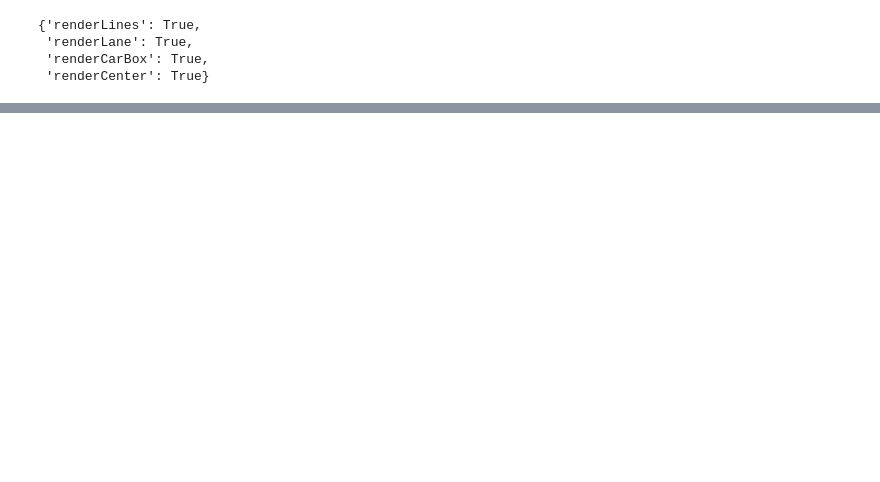
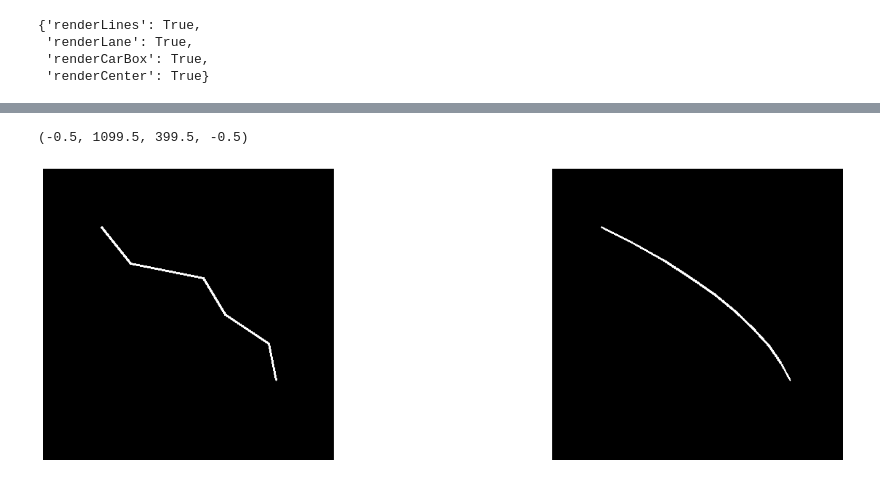
Before and after one commit to n2ak/pfe, a Jupyter notebook: backend/src/edge_detection.ipynb, the cells around one changed output, grey strips where cells are left out. Cells and saved outputs as stored; diff of their text form; code cells hidden in the pictures; blank space fills up the shorter version.

```diff
--- a/backend/src/edge_detection.ipynb
+++ b/backend/src/edge_detection.ipynb
@@ -636,3 +630,48 @@ def get_dir(gray_image, draw=False, step=1):
 
 warped = warp_perspective(warped, original_shape, polygon, flip=True)
 show_img(warped)
+# %%
+import numpy as np
+import matplotlib.pyplot as plt
+import cv2
+
+points = [
+    (10,10),
+    (50,60),
+    (150,80),
+    (180,130),
+    (240,170),
+    (250,220),
+]
+
+
+def plot(points, image=image):
+    prev = None
+    image = np.zeros((400,400))
+    for point in points:
+
+        if prev is not None: cv2.line(image,prev,point,1,2)
+        prev = point
+    return image
+    plt.imshow(image, cmap="gray")
+    plt.show()
+def polynome(coeffs, y):
+    A, B, C = coeffs
+    res = A * y**2 + B * y + C
+    # curvature = abs((2 * A) / (1 + (2 * A * y + B) ** 2) ** (3/2))
+    return res.astype(int), y.astype(int)
+
+
+points = np.array(points) + [70, 70]
+image1 = plot(points, image.copy())
+coofs = np.polyfit(points[:,1],points[:,0],2)
+points = list(
+    zip(*polynome(coofs, np.linspace(points[:, 0].min(), points[:, 1].max(),10))))
+image2 = plot(points, image.copy())
+image = np.hstack((image1,np.ones_like(image1)[:,:300],image2))
+plt.figure(figsize=(20,10))
+plt.imshow(image,cmap="gray")
+plt.axis("off")
+# %% [output]
+(-0.5, 1099.5, 399.5, -0.5)
+[figure, added]
```
Also changed, not shown: parts of 4 cells of this notebook, 7 other files.
